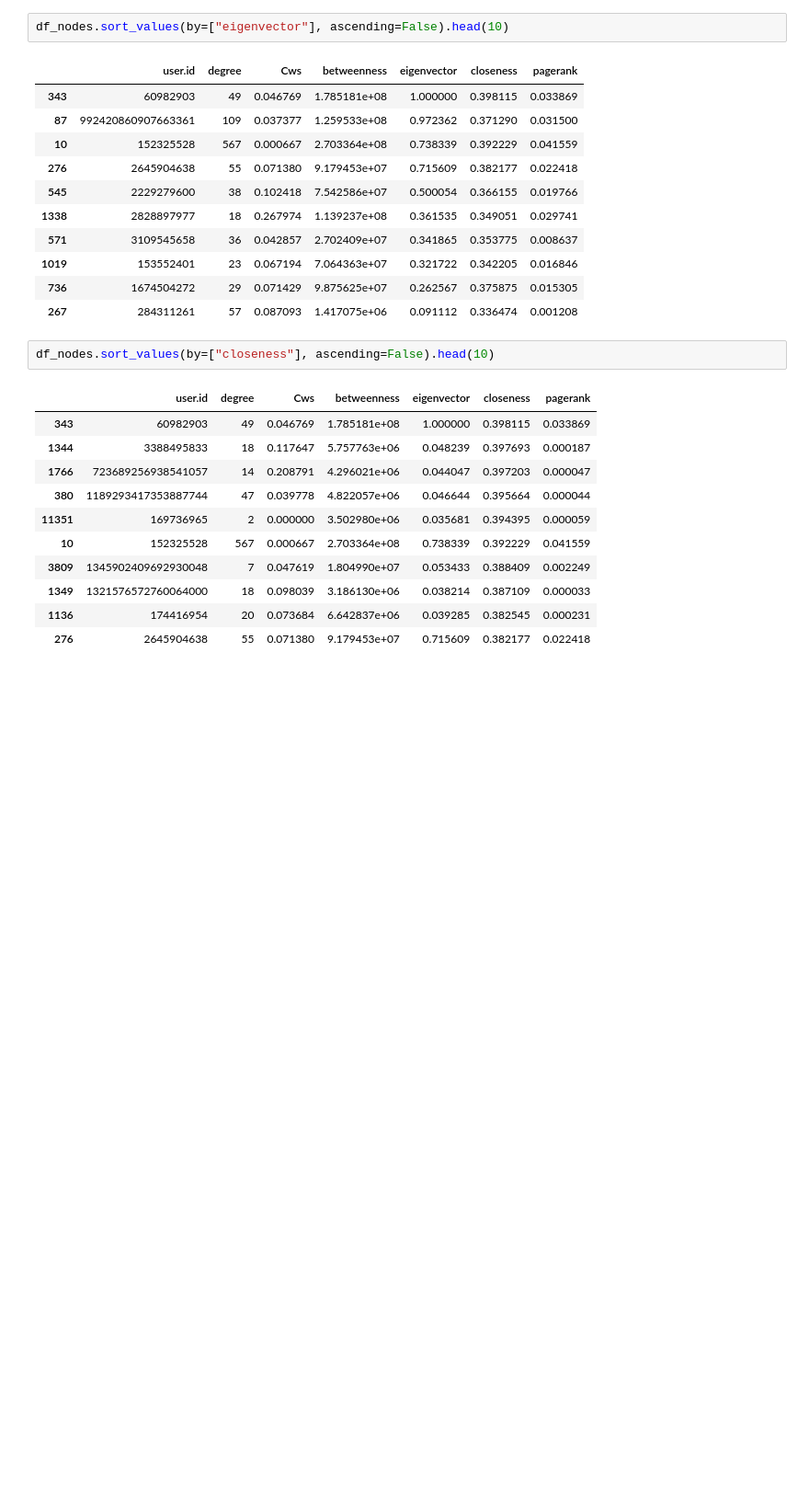
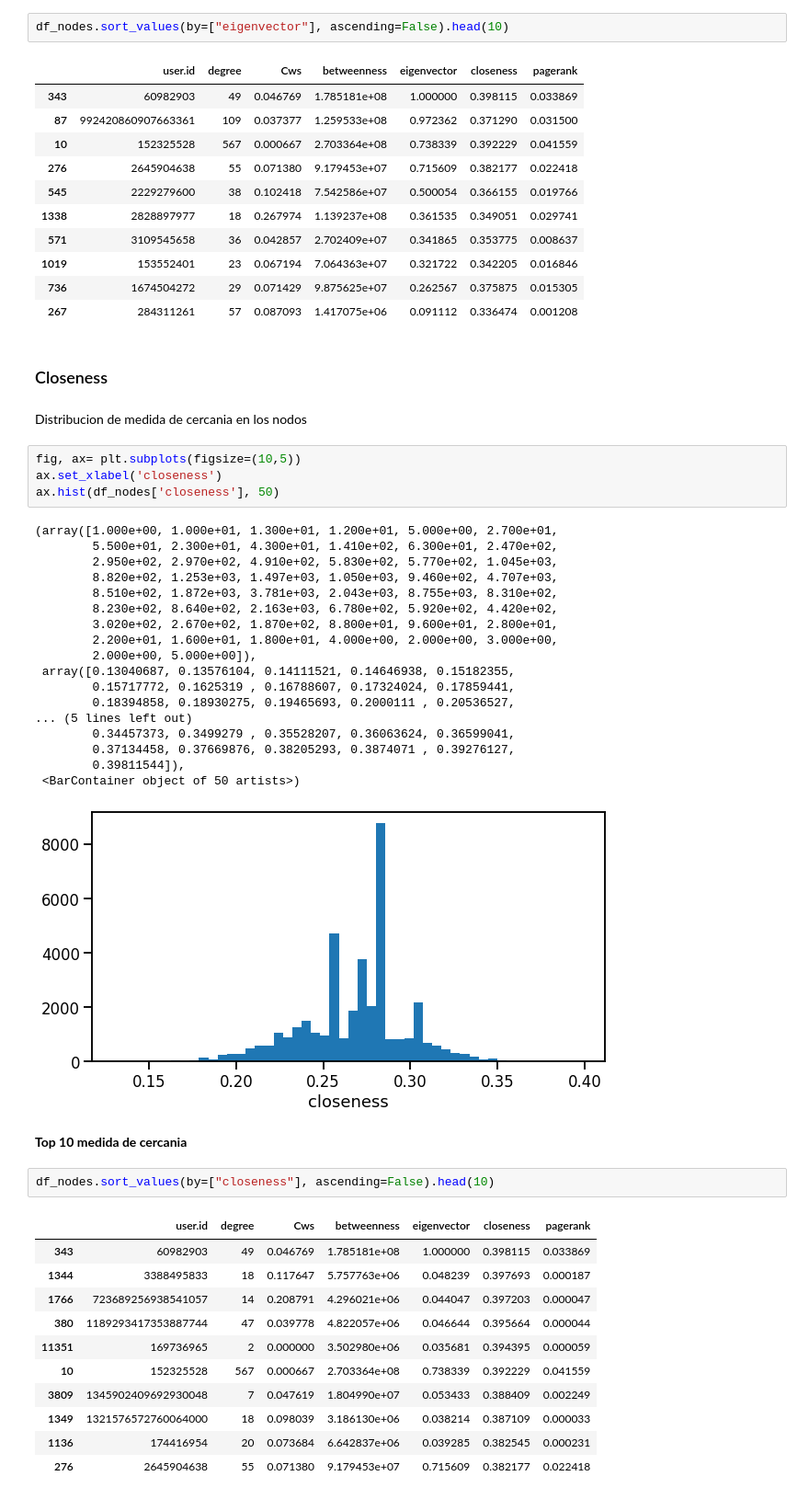
Before and after one commit to teoArganaraz/graphML, a Jupyter notebook: Practico.ipynb, the cells around one changed output. Shown at 92% size. Saved outputs shown, nothing was run; the diff lists cells and outputs as text; blank space fills up the shorter version.

```diff
--- a/Practico.ipynb
+++ b/Practico.ipynb
@@ -384,6 +430,35 @@ df_nodes.sort_values(by=["eigenvector"], ascending=False).head(10)
 | 1019 | 153552401 | 23 | 0.067194 | 7.064363e+07 | 0.321722 | 0.342205 | 0.016846 |
 | 736 | 1674504272 | 29 | 0.071429 | 9.875625e+07 | 0.262567 | 0.375875 | 0.015305 |
 | 267 | 284311261 | 57 | 0.087093 | 1.417075e+06 | 0.091112 | 0.336474 | 0.001208 |
+# %% [markdown]
+### Closeness
+# %% [markdown]
+Distribucion de medida de cercania en los nodos
+# %%
+fig, ax= plt.subplots(figsize=(10,5))
+ax.set_xlabel('closeness')
+ax.hist(df_nodes['closeness'], 50)
+# %% [output]
+(array([1.000e+00, 1.000e+01, 1.300e+01, 1.200e+01, 5.000e+00, 2.700e+01,
+        5.500e+01, 2.300e+01, 4.300e+01, 1.410e+02, 6.300e+01, 2.470e+02,
+        2.950e+02, 2.970e+02, 4.910e+02, 5.830e+02, 5.770e+02, 1.045e+03,
+        8.820e+02, 1.253e+03, 1.497e+03, 1.050e+03, 9.460e+02, 4.707e+03,
+        8.510e+02, 1.872e+03, 3.781e+03, 2.043e+03, 8.755e+03, 8.310e+02,
+        8.230e+02, 8.640e+02, 2.163e+03, 6.780e+02, 5.920e+02, 4.420e+02,
+        3.020e+02, 2.670e+02, 1.870e+02, 8.800e+01, 9.600e+01, 2.800e+01,
+        2.200e+01, 1.600e+01, 1.800e+01, 4.000e+00, 2.000e+00, 3.000e+00,
+        2.000e+00, 5.000e+00]),
+ array([0.13040687, 0.13576104, 0.14111521, 0.14646938, 0.15182355,
+        0.15717772, 0.1625319 , 0.16788607, 0.17324024, 0.17859441,
+        0.18394858, 0.18930275, 0.19465693, 0.2000111 , 0.20536527,
+... (5 lines left out)
+        0.34457373, 0.3499279 , 0.35528207, 0.36063624, 0.36599041,
+        0.37134458, 0.37669876, 0.38205293, 0.3874071 , 0.39276127,
+        0.39811544]),
+ <BarContainer object of 50 artists>)
+[figure, added]
+# %% [markdown]
+**Top 10 medida de cercania**
 # %%
 df_nodes.sort_values(by=["closeness"], ascending=False).head(10)
 # %% [output]
```
Also changed, not shown: parts of 54 cells of this notebook.
